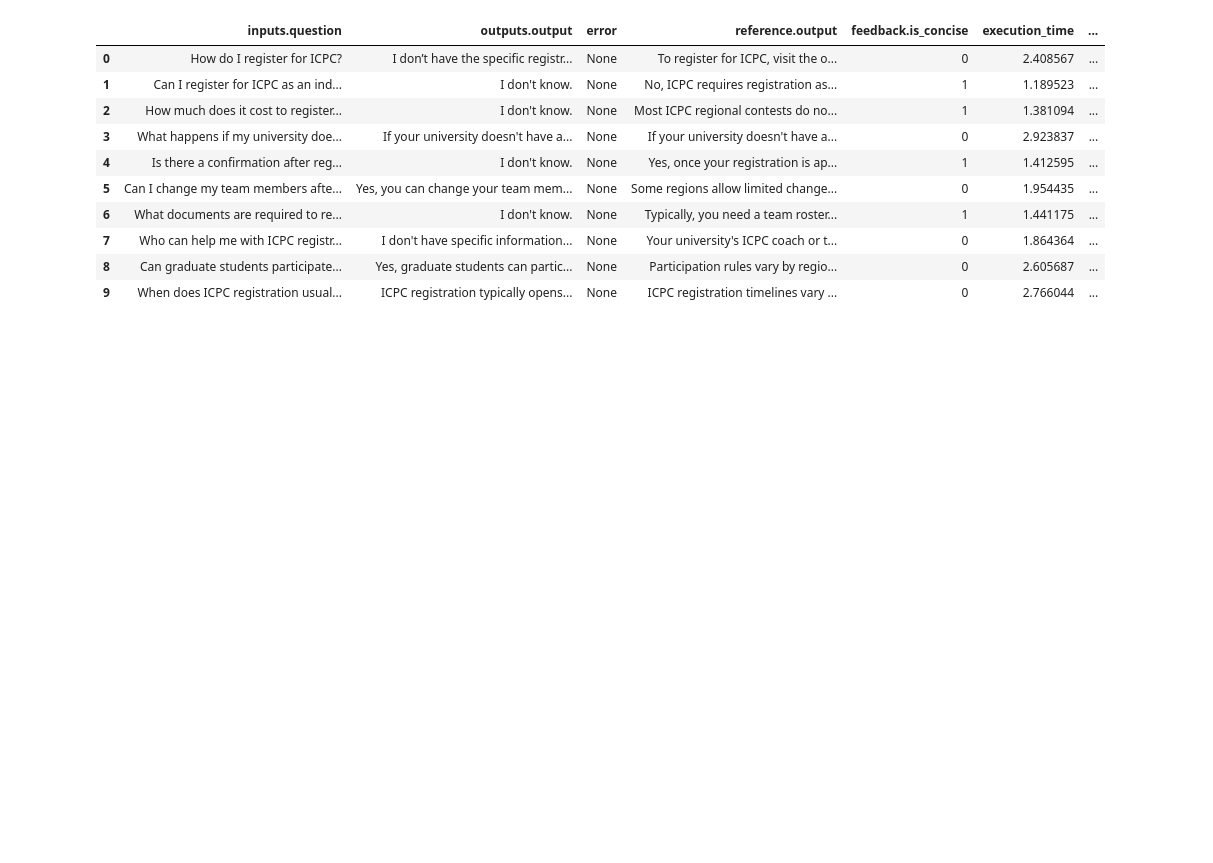
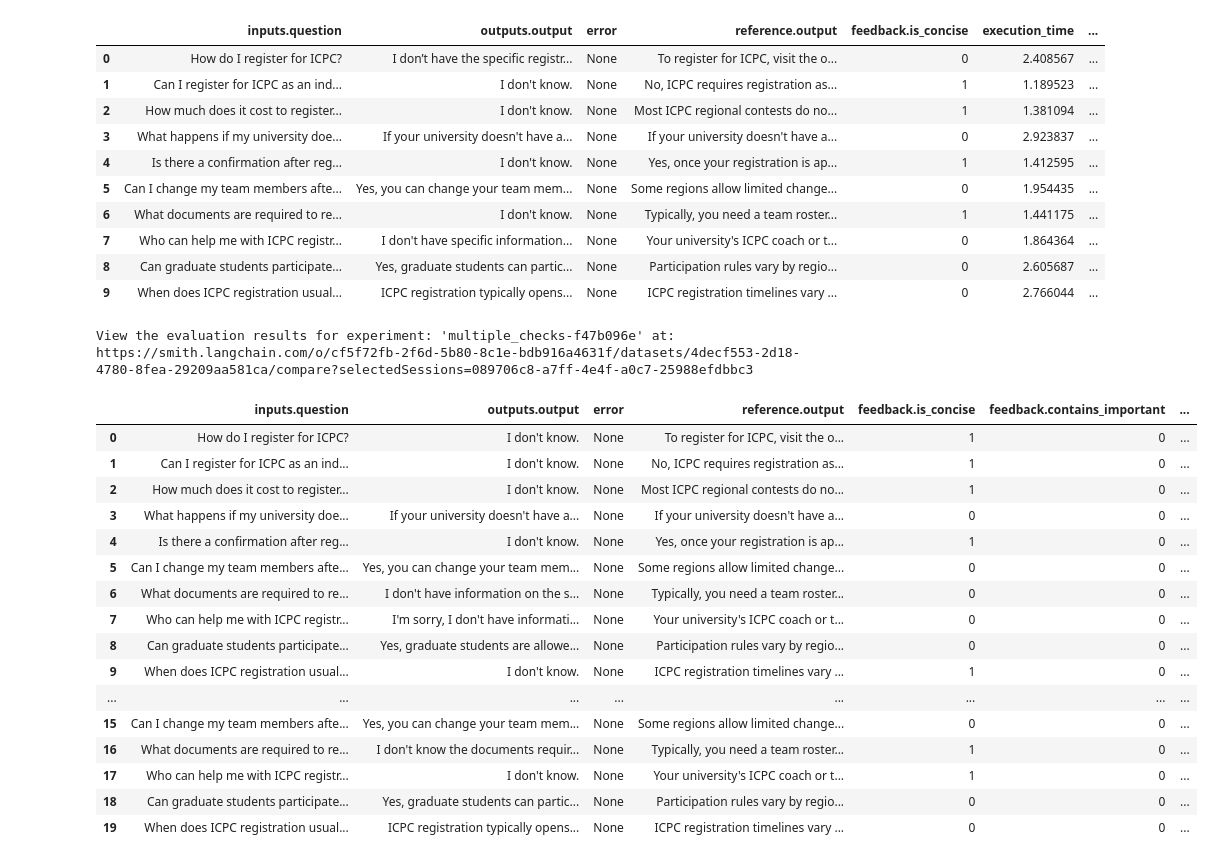
Before and after one commit to Devansh-ops-maker/DevanshSingh-langsmith-MAT496, a Jupyter notebook: notebooks/module_2/experiments.ipynb, the cells around one changed output. Drawn from its saved outputs; the diff is of its cells as text; code cells hidden in the pictures; blank space fills up the shorter version.

Commit message:
Added more functions

```diff
--- a/notebooks/module_2/experiments.ipynb
+++ b/notebooks/module_2/experiments.ipynb
@@ -301,3 +301,55 @@ https://smith.langchain.com/o/cf5f72fb-2f6d-5b80-8c1e-bdb916a4631f/datasets/4dec
 | 7 | Who can help me with ICPC registr... | I don't have specific information... | None | Your university's ICPC coach or t... | 0 | 1.864364 | ... |
 | 8 | Can graduate students participate... | Yes, graduate students can partic... | None | Participation rules vary by regio... | 0 | 2.605687 | ... |
 | 9 | When does ICPC registration usual... | ICPC registration typically opens... | None | ICPC registration timelines vary ... | 0 | 2.766044 | ... |
+# %%
+from langsmith import Client, evaluate
+
+client = Client()
+dataset_name = "ds-dependable-pickup-7"
+
+def is_concise_enough(reference_outputs: dict, outputs: dict) -> dict:
+    score = len(outputs["output"]) < 1.5 * len(reference_outputs["output"])
+    return {"key": "is_concise", "score": int(score)}
+
+def contains_keyword(reference_outputs: dict, outputs: dict, keyword="important") -> dict:
+    score = keyword.lower() in outputs["output"].lower()
+    return {"key": f"contains_{keyword}", "score": int(score)}
+
+def starts_with_capital(reference_outputs: dict, outputs: dict) -> dict:
+    score = outputs["output"][0].isupper() if outputs["output"] else False
+    return {"key": "starts_with_capital", "score": int(score)}
+
+def ends_with_period(reference_outputs: dict, outputs: dict) -> dict:
+    score = outputs["output"].strip().endswith(".")
+    return {"key": "ends_with_period", "score": int(score)}
+
+def target_function(inputs: dict):
+    return langsmith_rag(inputs["question"])
+
+evaluate(
+    target_function,
+    data=dataset_name,
+    evaluators=[is_concise_enough, contains_keyword, starts_with_capital, ends_with_period],
+    experiment_prefix="multiple_checks",
+    num_repetitions=2
+)
+# %% [output]
+View the evaluation results for experiment: 'multiple_checks-f47b096e' at:
+https://smith.langchain.com/o/cf5f72fb-2f6d-5b80-8c1e-bdb916a4631f/datasets/4decf553-2d18-4780-8fea-29209aa581ca/compare?selectedSessions=089706c8-a7ff-4e4f-a0c7-25988efdbbc3
+|  | inputs.question | outputs.output | error | reference.output | feedback.is_concise | feedback.contains_important | ... |
+| 0 | How do I register for ICPC? | I don't know. | None | To register for ICPC, visit the o... | 1 | 0 | ... |
+| 1 | Can I register for ICPC as an ind... | I don't know. | None | No, ICPC requires registration as... | 1 | 0 | ... |
+| 2 | How much does it cost to register... | I don't know. | None | Most ICPC regional contests do no... | 1 | 0 | ... |
+| 3 | What happens if my university doe... | If your university doesn't have a... | None | If your university doesn't have a... | 0 | 0 | ... |
+| 4 | Is there a confirmation after reg... | I don't know. | None | Yes, once your registration is ap... | 1 | 0 | ... |
+| 5 | Can I change my team members afte... | Yes, you can change your team mem... | None | Some regions allow limited change... | 0 | 0 | ... |
+| 6 | What documents are required to re... | I don't have information on the s... | None | Typically, you need a team roster... | 0 | 0 | ... |
+| 7 | Who can help me with ICPC registr... | I'm sorry, I don't have informati... | None | Your university's ICPC coach or t... | 0 | 0 | ... |
+| 8 | Can graduate students participate... | Yes, graduate students are allowe... | None | Participation rules vary by regio... | 0 | 0 | ... |
+| 9 | When does ICPC registration usual... | I don't know. | None | ICPC registration timelines vary ... | 1 | 0 | ... |
+| ... | ... | ... | ... | ... | ... | ... | ... |
+| 15 | Can I change my team members afte... | Yes, you can change your team mem... | None | Some regions allow limited change... | 0 | 0 | ... |
+| 16 | What documents are required to re... | I don't know the documents requir... | None | Typically, you need a team roster... | 1 | 0 | ... |
+| 17 | Who can help me with ICPC registr... | I don't know. | None | Your university's ICPC coach or t... | 1 | 0 | ... |
+| 18 | Can graduate students participate... | Yes, graduate students can partic... | None | Participation rules vary by regio... | 0 | 0 | ... |
+| 19 | When does ICPC registration usual... | ICPC registration typically opens... | None | ICPC registration timelines vary ... | 0 | 0 | ... |
```
